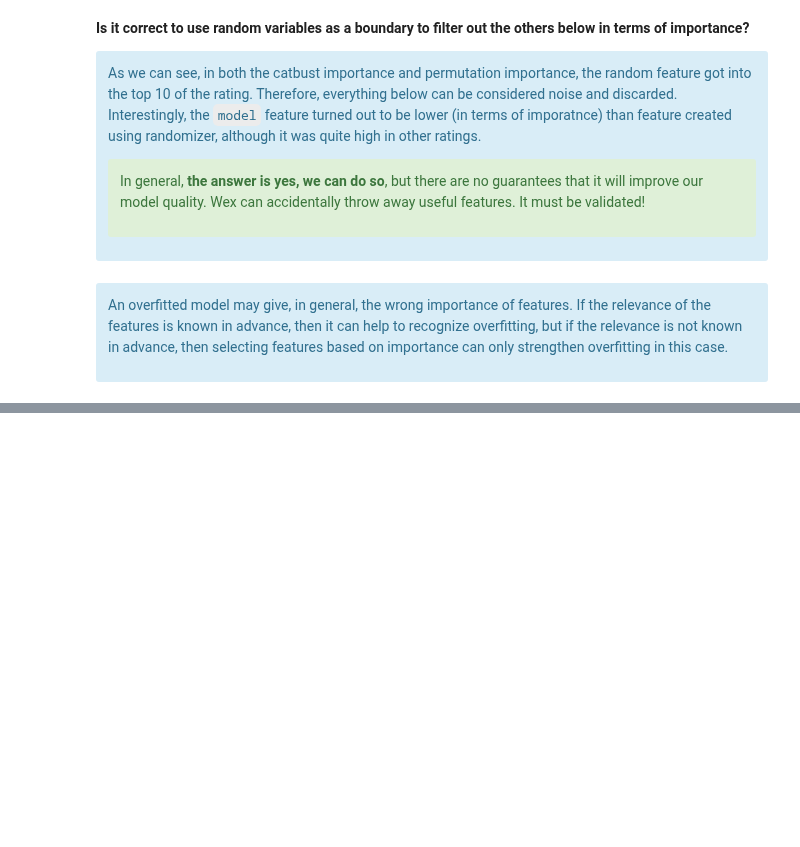
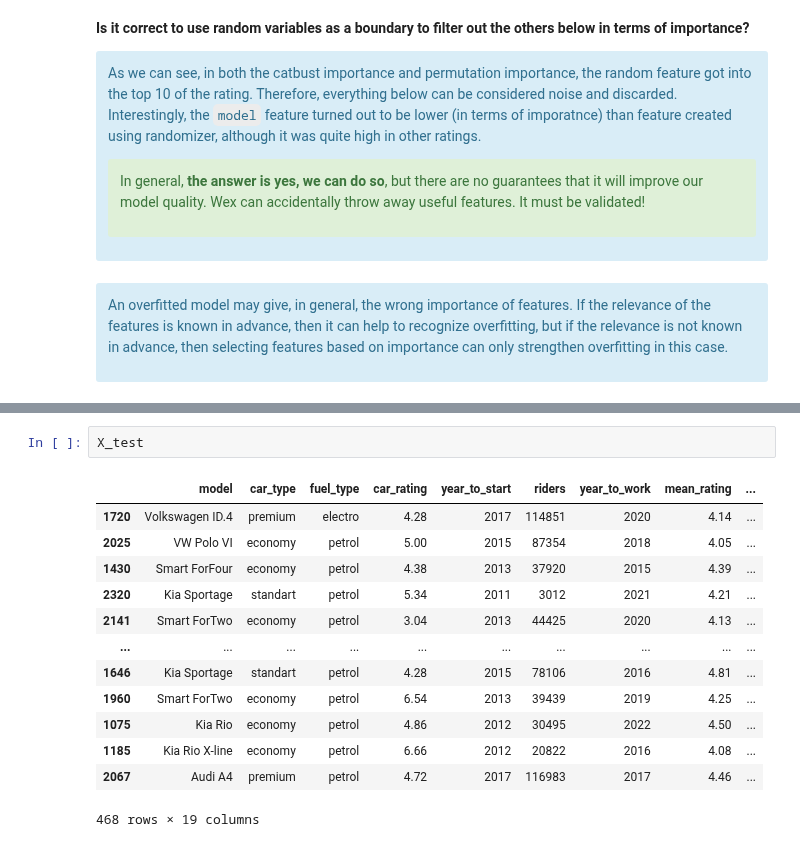
Before and after one commit to aziart/comp-ds, a Jupyter notebook: notebooks/03.3.02 - Feature Selection.ipynb, the cells around one changed output, grey strips where cells are left out. Saved outputs shown, nothing was run; the diff lists cells and outputs as text; blank space fills up the shorter version.

```diff
--- a/notebooks/03.3.02 - Feature Selection.ipynb
+++ b/notebooks/03.3.02 - Feature Selection.ipynb
@@ -336,0 +347,16 @@ An overfitted model may give, in general, the wrong importance of features. If t
+# %%
+X_test
+# %% [output]
+|  | model | car_type | fuel_type | car_rating | year_to_start | riders | year_to_work | mean_rating | ... |
+| 1720 | Volkswagen ID.4 | premium | electro | 4.28 | 2017 | 114851 | 2020 | 4.14 | ... |
+| 2025 | VW Polo VI | economy | petrol | 5.00 | 2015 | 87354 | 2018 | 4.05 | ... |
+| 1430 | Smart ForFour | economy | petrol | 4.38 | 2013 | 37920 | 2015 | 4.39 | ... |
+| 2320 | Kia Sportage | standart | petrol | 5.34 | 2011 | 3012 | 2021 | 4.21 | ... |
+| 2141 | Smart ForTwo | economy | petrol | 3.04 | 2013 | 44425 | 2020 | 4.13 | ... |
+| ... | ... | ... | ... | ... | ... | ... | ... | ... | ... |
+| 1646 | Kia Sportage | standart | petrol | 4.28 | 2015 | 78106 | 2016 | 4.81 | ... |
+| 1960 | Smart ForTwo | economy | petrol | 6.54 | 2013 | 39439 | 2019 | 4.25 | ... |
+| 1075 | Kia Rio | economy | petrol | 4.86 | 2012 | 30495 | 2022 | 4.50 | ... |
+| 1185 | Kia Rio X-line | economy | petrol | 6.66 | 2012 | 20822 | 2016 | 4.08 | ... |
+| 2067 | Audi A4 | premium | petrol | 4.72 | 2017 | 116983 | 2017 | 4.46 | ... |
+468 rows × 19 columns
```
Also changed, not shown: parts of 18 cells of this notebook, 12 other files.
